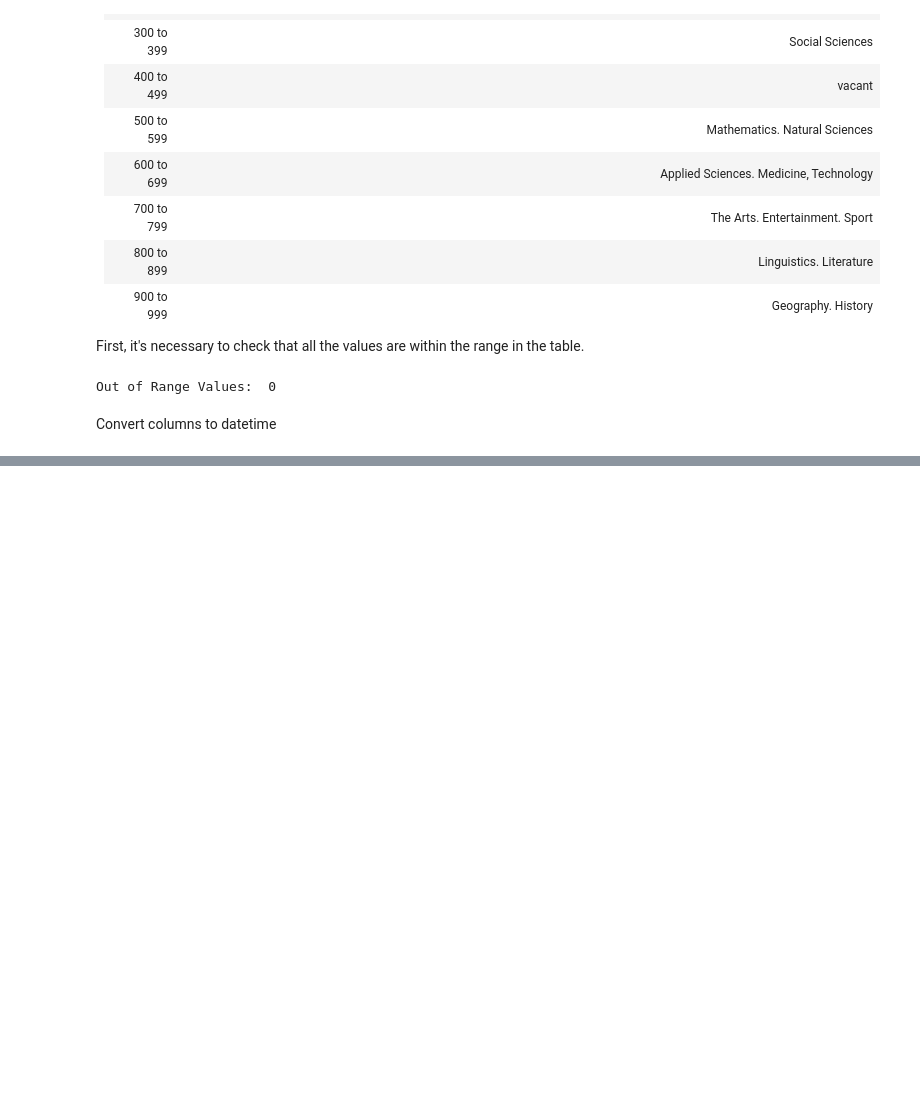
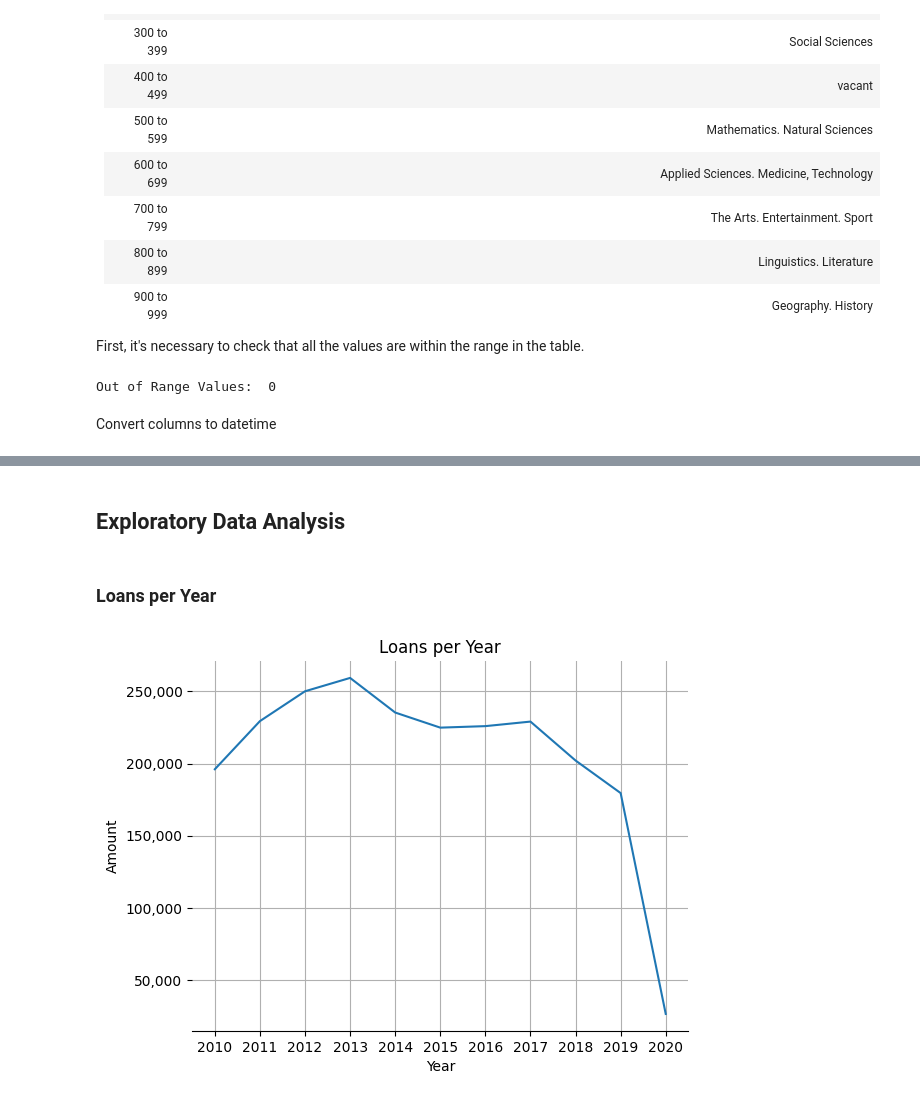
Before and after one commit to mvsnunes/7DaysOfCode, a Jupyter notebook: Python Pandas/ufrn_library_systm.ipynb, the cells around one changed output, grey strips where cells are left out. Saved outputs shown, nothing was run; the diff lists cells and outputs as text; code cells hidden in the pictures; blank space fills up the shorter version.

```diff
--- a/Python Pandas/ufrn_library_systm.ipynb
+++ b/Python Pandas/ufrn_library_systm.ipynb
@@ -146,0 +158,32 @@ df_clean['data_renovacao']=pd.to_datetime(df_clean['data_renovacao'])
+# %% [markdown]
+## Exploratory Data Analysis
+# %% [markdown]
+### Loans per Year
+# %%
+df_clean['year']=df_clean['data_emprestimo'].dt.strftime('%Y')
+loans_per_year=df_clean['year'].value_counts().sort_index()
+
+fig, ax = plt.subplots()
+
+ax.spines["right"].set_visible(False)
+ax.spines["left"].set_visible(False)
+ax.spines["top"].set_visible(False)
+
+ax.yaxis.set_ticks_position("left")
+ax.xaxis.set_ticks_position("bottom")
+
+ax.set_xlabel("Year")
+ax.set_ylabel("Amount")
+
+ax.get_yaxis().set_major_formatter(FuncFormatter(lambda x, p: format(int(x), ',')))
+
+
+ax.plot(loans_per_year.index, loans_per_year.values)
+
+plt.title("Loans per Year")
+
+plt.grid()
+
+plt.show()
+# %% [output]
+[figure, added]
```
Also changed, not shown: parts of 2 cells of this notebook.
